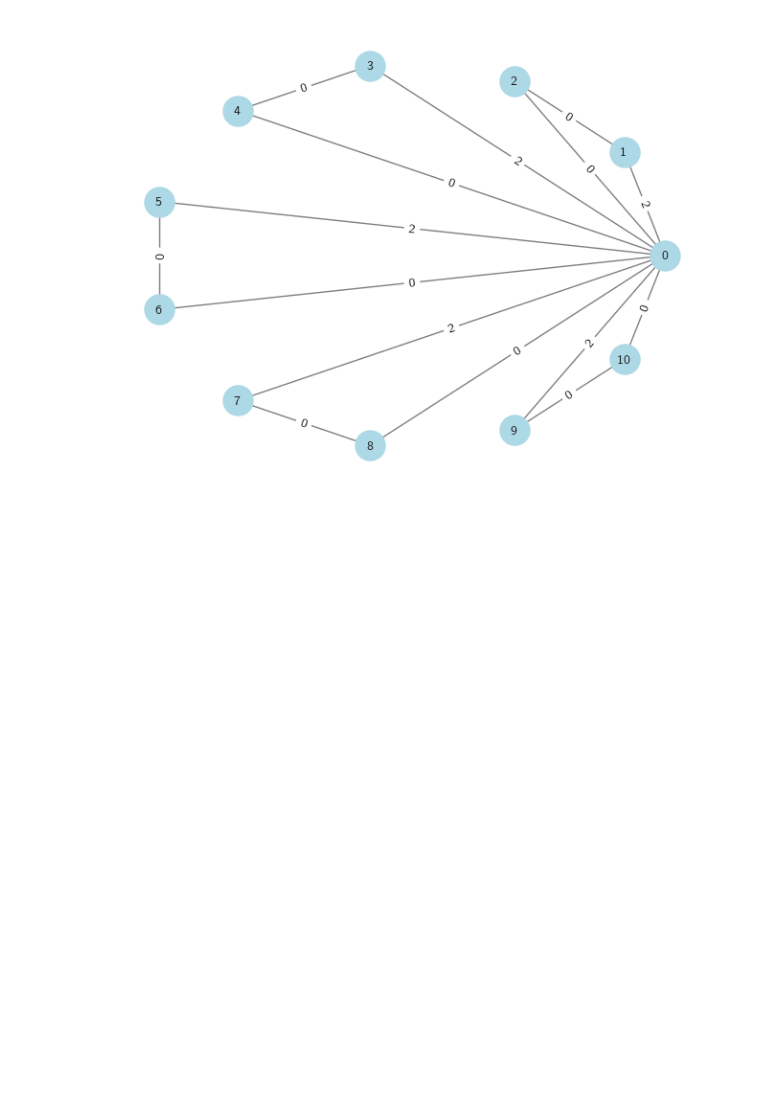
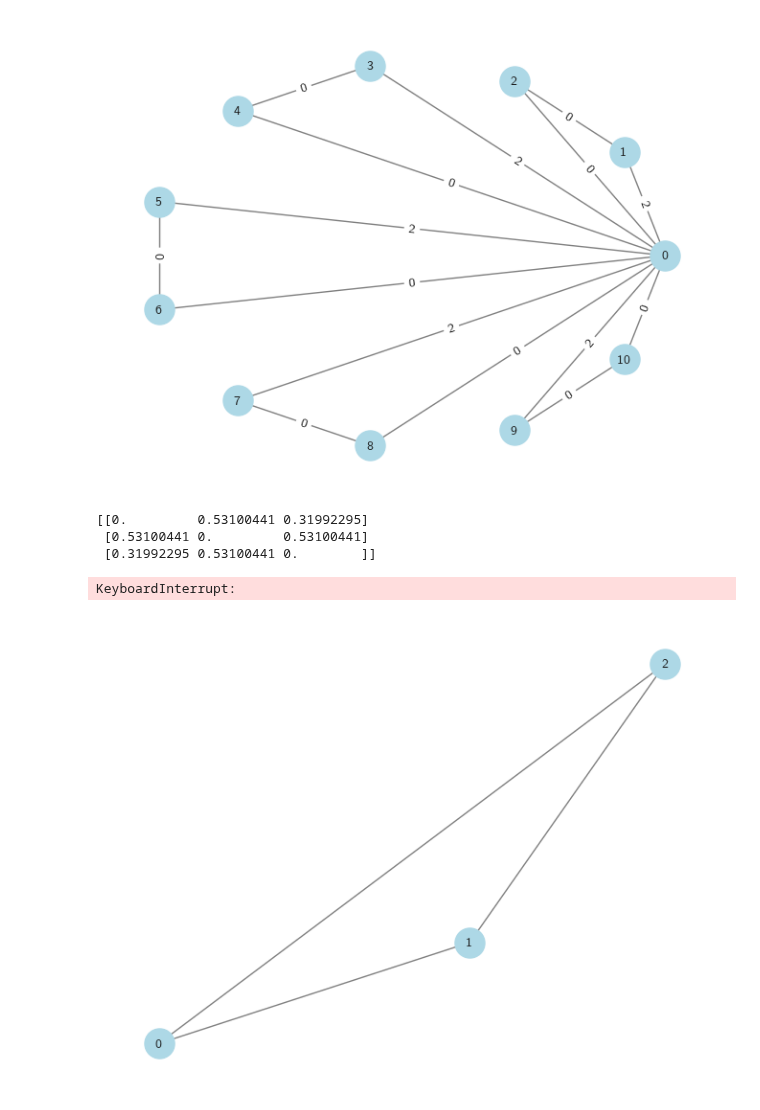
Before and after one commit to lukas681/Optimal-Private-Spanning-Trees, a Jupyter notebook: Notebooks/experiments.ipynb, the cells around one changed output. Cells and saved outputs as stored; diff of their text form; code cells hidden in the pictures; blank space fills up the shorter version.

Commit message:
Implemented a new instance to test on
Signed-off-by: Lukas Retschmeier <lure@di.ku.dk>

```diff
--- a/Notebooks/experiments.ipynb
+++ b/Notebooks/experiments.ipynb
@@ -227,3 +188,21 @@ nx.draw_networkx_edge_labels(G, pos, edge_labels=edge_labels, font_size=10)
 plt.show()
 # %% [output]
 [figure]
+# %%
+# Visualization MI Cell
+
+G2 = generate_mi_instance(3, 0.1)
+pos = nx.spiral_layout(G)
+
+# Draw the graph
+nx.draw(G2, pos, with_labels=True, node_color='lightblue', node_size=500, font_size=10, font_weight='bold', edge_color='gray')
+
+# Extract edge weights and display them
+edge_labels = nx.get_edge_attributes(G2, 'weight')
+nx.draw_networkx_edge_labels(G2, pos, edge_labels=edge_labels, font_size=10)
+# %% [output]
+[[0.         0.53100441 0.31992295]
+ [0.53100441 0.         0.53100441]
+ [0.31992295 0.53100441 0.        ]]
+KeyboardInterrupt:
+[figure, added]
```
Also changed, not shown: parts of 3 cells of this notebook, 2 other files.
